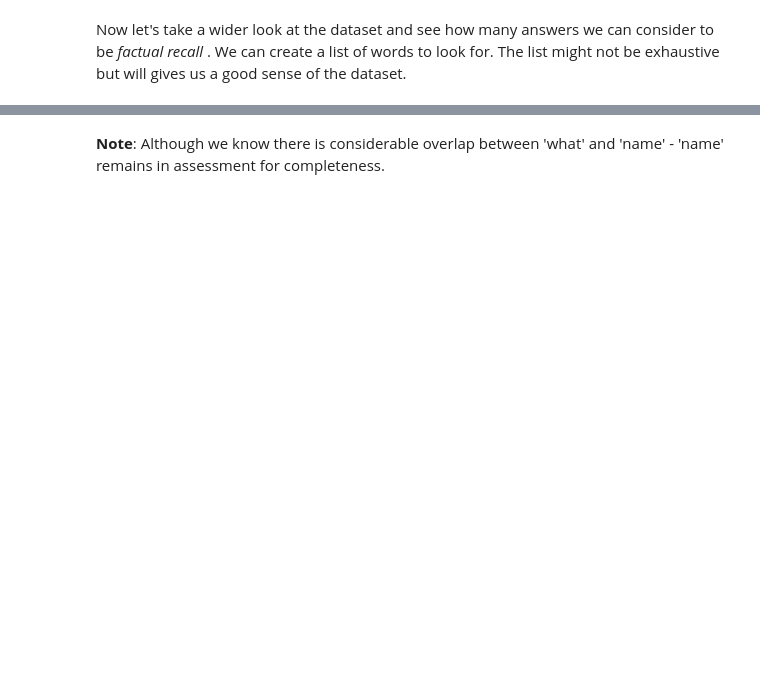
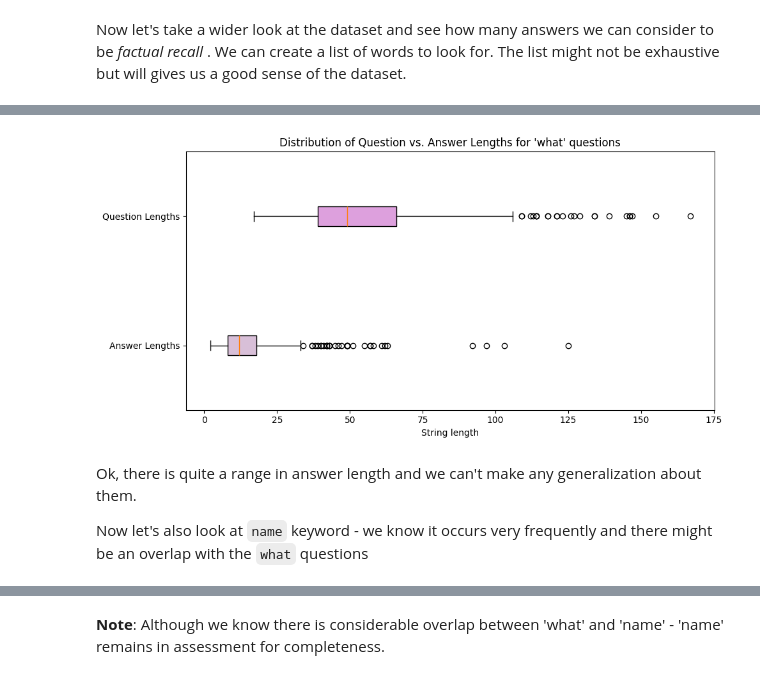
Before and after one commit to RSipra/semantic_verification_engine, a Jupyter notebook: src/data_scripts/02-clean_plus_EDA_of_dataset.ipynb, the cells around one changed output, grey strips where cells are left out. Saved outputs shown, nothing was run; the diff lists cells and outputs as text; code cells hidden in the pictures; blank space fills up the shorter version.

```diff
--- a/src/data_scripts/02-clean_plus_EDA_of_dataset.ipynb
+++ b/src/data_scripts/02-clean_plus_EDA_of_dataset.ipynb
@@ -795 +701,5 @@ A random sample of the 'name'- type questions:
+# %%
+# Parameters for analysis:
+df_for_analysis = trivia_keywords_df
+n_samples = 20
 # %% [markdown]
@@ -884,0 +796,3 @@ plt.show()
+# %%
+q_keyword = "what"
+eda.get_question_type_info(df_for_analysis,q_keyword, n_samples)
@@ -884,0 +832,8 @@ plt.show()
+# %%
+eda.create_ans_len_boxplot(df_for_analysis,q_keyword)
+# %% [output]
+[figure, added]
+# %% [markdown]
+Ok, there is quite a range in answer length and we can't make any generalization about them.
+
+Now let's also look at `name` keyword - we know it occurs very frequently and there might be an overlap with the `what` questions
```
Also changed, not shown: parts of 65 cells of this notebook, 2 other files.
